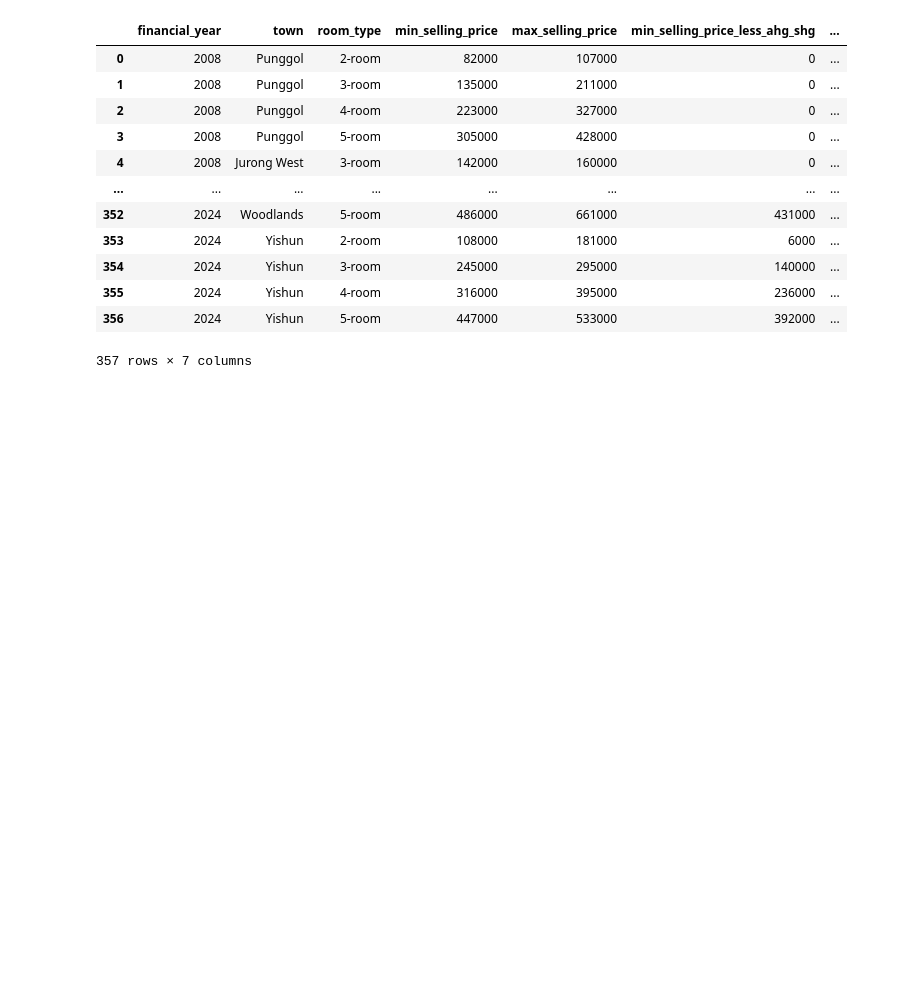
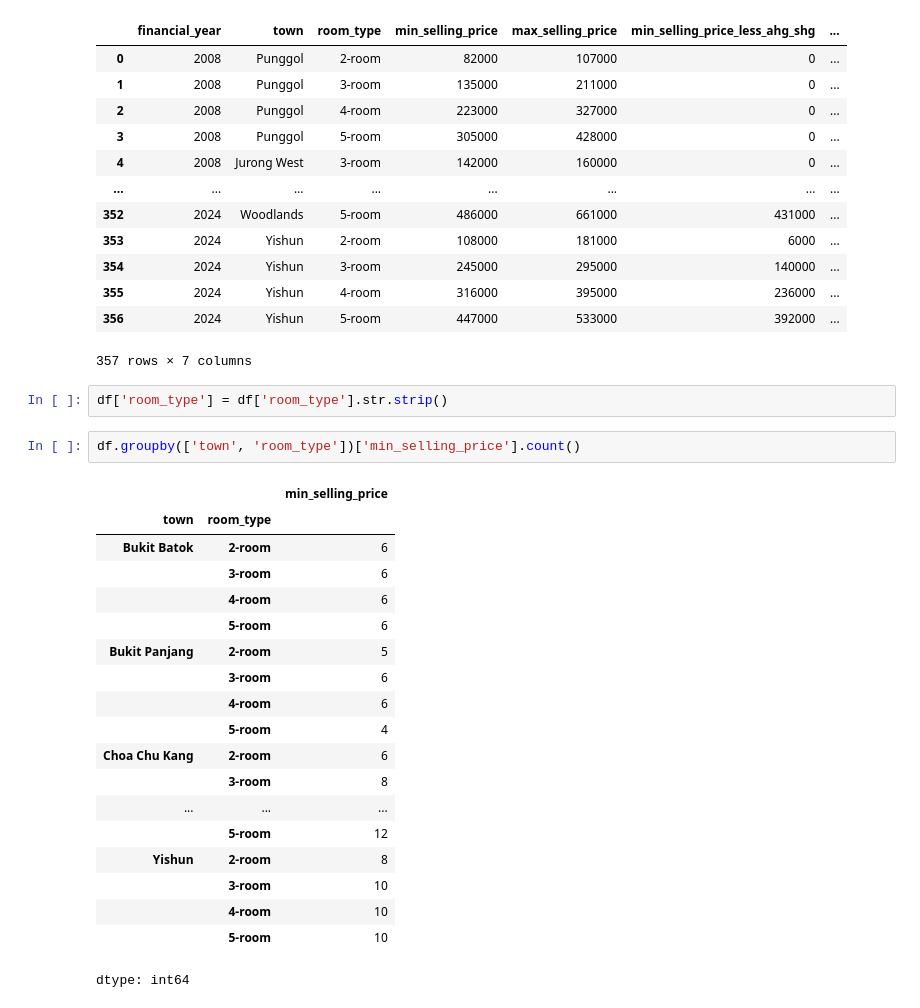
Before and after one commit to stormyCobra1199/experiments, a Jupyter notebook: PriceRangeofHDBFlatsOffered.ipynb, the cells around one changed output. Cells and saved outputs as stored; diff of their text form; blank space fills up the shorter version.

```diff
--- a/PriceRangeofHDBFlatsOffered.ipynb
+++ b/PriceRangeofHDBFlatsOffered.ipynb
@@ -163,3 +164,27 @@ df
 | 355 | 2024 | Yishun | 4-room | 316000 | 395000 | 236000 | ... |
 | 356 | 2024 | Yishun | 5-room | 447000 | 533000 | 392000 | ... |
 357 rows × 7 columns
+# %%
+df['room_type'] = df['room_type'].str.strip()
+# %%
+df.groupby(['town', 'room_type'])['min_selling_price'].count()
+# %% [output]
+|  |  | min_selling_price |
+| town | room_type |  |
+| Bukit Batok | 2-room | 6 |
+|  | 3-room | 6 |
+|  | 4-room | 6 |
+|  | 5-room | 6 |
+| Bukit Panjang | 2-room | 5 |
+|  | 3-room | 6 |
+|  | 4-room | 6 |
+|  | 5-room | 4 |
+| Choa Chu Kang | 2-room | 6 |
+|  | 3-room | 8 |
+| ... | ... | ... |
+|  | 5-room | 12 |
+| Yishun | 2-room | 8 |
+|  | 3-room | 10 |
+|  | 4-room | 10 |
+|  | 5-room | 10 |
+dtype: int64
```
Also changed, not shown: parts of 1 cell of this notebook.
